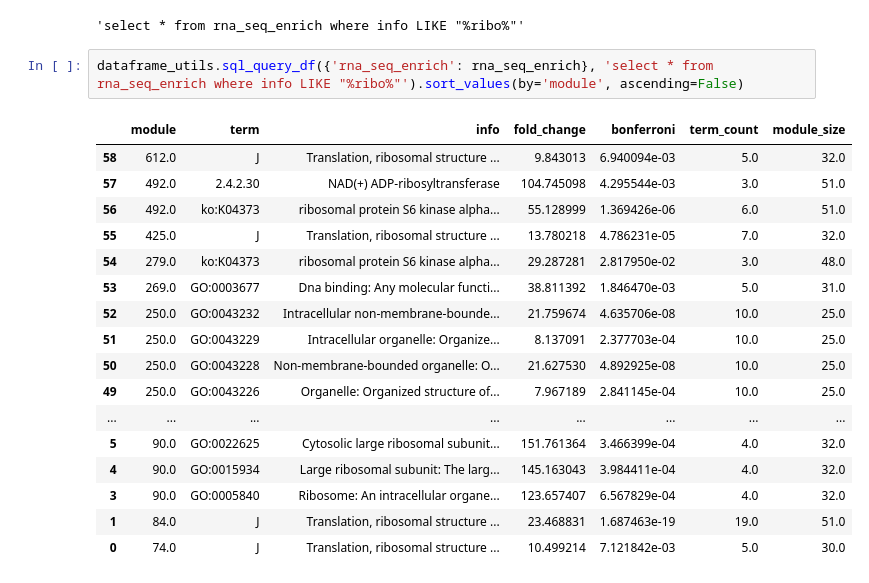
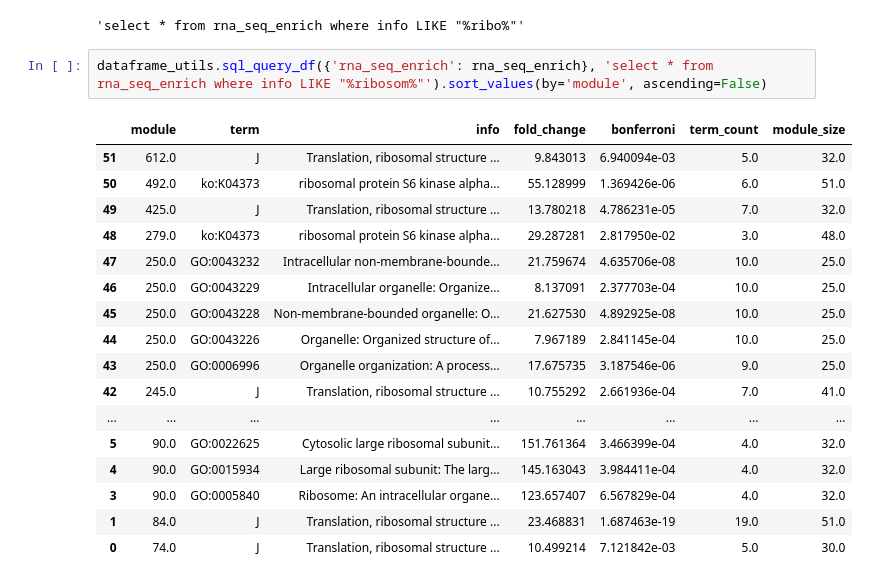
Before and after one commit to ltsypin/TGNE-2022, a Jupyter notebook: TGNE/embedding/enrichment_analysis.ipynb, the cells around one changed output. Drawn from its saved outputs; the diff is of its cells as text.

```diff
--- a/TGNE/embedding/enrichment_analysis.ipynb
+++ b/TGNE/embedding/enrichment_analysis.ipynb
@@ -410,19 +552,19 @@ microarray_ev = set([(int(m)) for m in microarray_enrich.loc[microarray_enrich['
 # %% [output]
 'select * from rna_seq_enrich where info LIKE "%ribo%"'
 # %%
-dataframe_utils.sql_query_df({'rna_seq_enrich': rna_seq_enrich}, 'select * from rna_seq_enrich where info LIKE "%ribo%"').sort_values(by='module', ascending=False)
+dataframe_utils.sql_query_df({'rna_seq_enrich': rna_seq_enrich}, 'select * from rna_seq_enrich where info LIKE "%ribosom%"').sort_values(by='module', ascending=False)
 # %% [output]
 |  | module | term | info | fold_change | bonferroni | term_count | module_size |
-| 58 | 612.0 | J | Translation, ribosomal structure ... | 9.843013 | 6.940094e-03 | 5.0 | 32.0 |
-| 57 | 492.0 | 2.4.2.30 | NAD(+) ADP-ribosyltransferase | 104.745098 | 4.295544e-03 | 3.0 | 51.0 |
-| 56 | 492.0 | ko:K04373 | ribosomal protein S6 kinase alpha... | 55.128999 | 1.369426e-06 | 6.0 | 51.0 |
-| 55 | 425.0 | J | Translation, ribosomal structure ... | 13.780218 | 4.786231e-05 | 7.0 | 32.0 |
-| 54 | 279.0 | ko:K04373 | ribosomal protein S6 kinase alpha... | 29.287281 | 2.817950e-02 | 3.0 | 48.0 |
-| 53 | 269.0 | GO:0003677 | Dna binding: Any molecular functi... | 38.811392 | 1.846470e-03 | 5.0 | 31.0 |
-| 52 | 250.0 | GO:0043232 | Intracellular non-membrane-bounde... | 21.759674 | 4.635706e-08 | 10.0 | 25.0 |
-| 51 | 250.0 | GO:0043229 | Intracellular organelle: Organize... | 8.137091 | 2.377703e-04 | 10.0 | 25.0 |
-| 50 | 250.0 | GO:0043228 | Non-membrane-bounded organelle: O... | 21.627530 | 4.892925e-08 | 10.0 | 25.0 |
-| 49 | 250.0 | GO:0043226 | Organelle: Organized structure of... | 7.967189 | 2.841145e-04 | 10.0 | 25.0 |
+| 51 | 612.0 | J | Translation, ribosomal structure ... | 9.843013 | 6.940094e-03 | 5.0 | 32.0 |
+| 50 | 492.0 | ko:K04373 | ribosomal protein S6 kinase alpha... | 55.128999 | 1.369426e-06 | 6.0 | 51.0 |
+| 49 | 425.0 | J | Translation, ribosomal structure ... | 13.780218 | 4.786231e-05 | 7.0 | 32.0 |
+| 48 | 279.0 | ko:K04373 | ribosomal protein S6 kinase alpha... | 29.287281 | 2.817950e-02 | 3.0 | 48.0 |
+| 47 | 250.0 | GO:0043232 | Intracellular non-membrane-bounde... | 21.759674 | 4.635706e-08 | 10.0 | 25.0 |
+| 46 | 250.0 | GO:0043229 | Intracellular organelle: Organize... | 8.137091 | 2.377703e-04 | 10.0 | 25.0 |
+| 45 | 250.0 | GO:0043228 | Non-membrane-bounded organelle: O... | 21.627530 | 4.892925e-08 | 10.0 | 25.0 |
+| 44 | 250.0 | GO:0043226 | Organelle: Organized structure of... | 7.967189 | 2.841145e-04 | 10.0 | 25.0 |
+| 43 | 250.0 | GO:0006996 | Organelle organization: A process... | 17.675735 | 3.187546e-06 | 9.0 | 25.0 |
+| 42 | 245.0 | J | Translation, ribosomal structure ... | 10.755292 | 2.661936e-04 | 7.0 | 41.0 |
 | ... | ... | ... | ... | ... | ... | ... | ... |
 | 5 | 90.0 | GO:0022625 | Cytosolic large ribosomal subunit... | 151.761364 | 3.466399e-04 | 4.0 | 32.0 |
 | 4 | 90.0 | GO:0015934 | Large ribosomal subunit: The larg... | 145.163043 | 3.984411e-04 | 4.0 | 32.0 |
```
Also changed, not shown: parts of 16 cells of this notebook.
